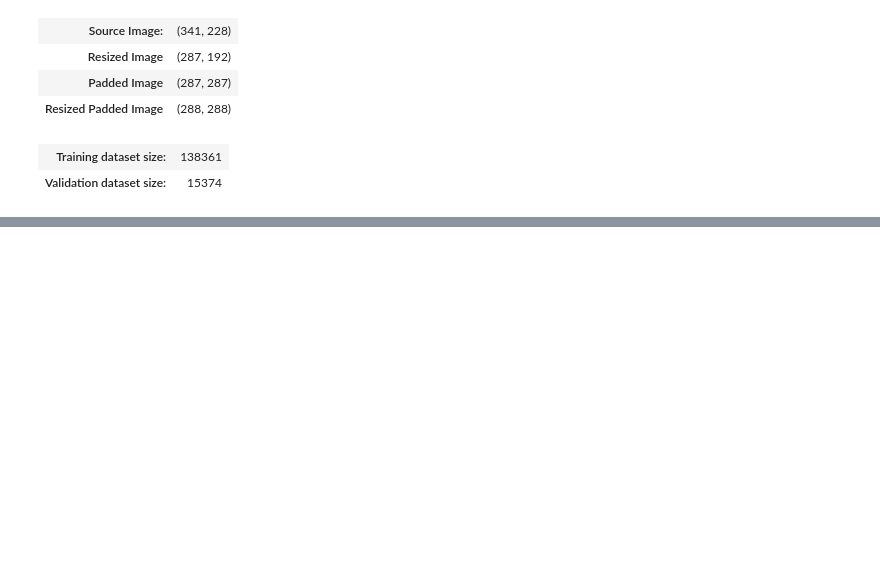
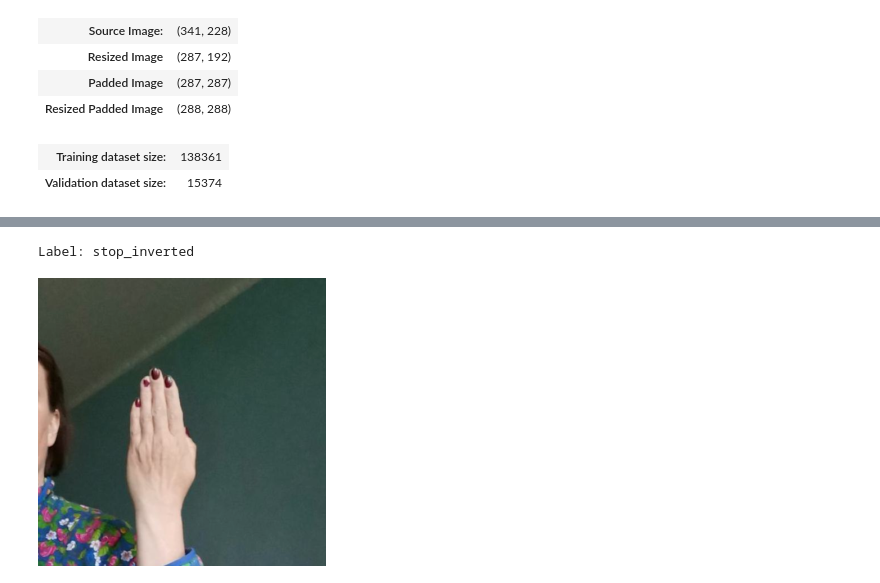
Before and after one commit to HarrisonWilliams123/Image-Classifier, a Jupyter notebook: imageclassifier.ipynb, the cells around one changed output, grey strips where cells are left out. Saved outputs shown, nothing was run; the diff lists cells and outputs as text; code cells hidden in the pictures; blank space fills up the shorter version.

```diff
--- a/imageclassifier.ipynb
+++ b/imageclassifier.ipynb
@@ -478,0 +488,9 @@ pd.Series({
+# %%
+#Get the label for the first image in the validation set
+print(f"Label: {class_names[valid_dataset[0][1]]}")
+
+#Get the first image in the validation set
+TF.to_pil_image(denorm_img_tensor(valid_dataset[0][0], *norm_stats))
+# %% [output]
+Label: stop_inverted
+[figure, added]
```
Also changed, not shown: parts of 1 cell of this notebook.
